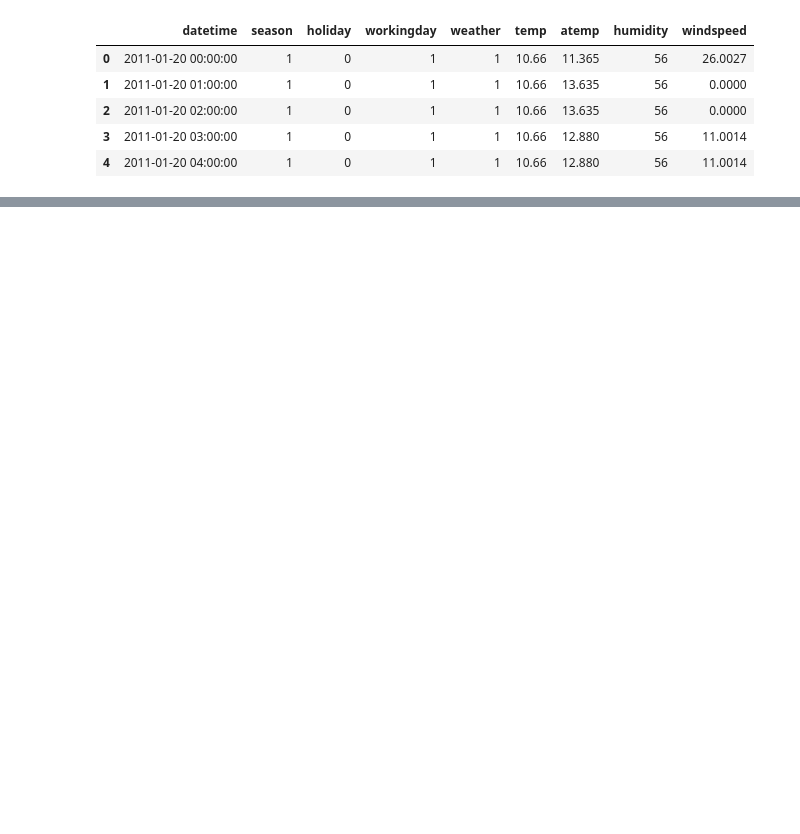
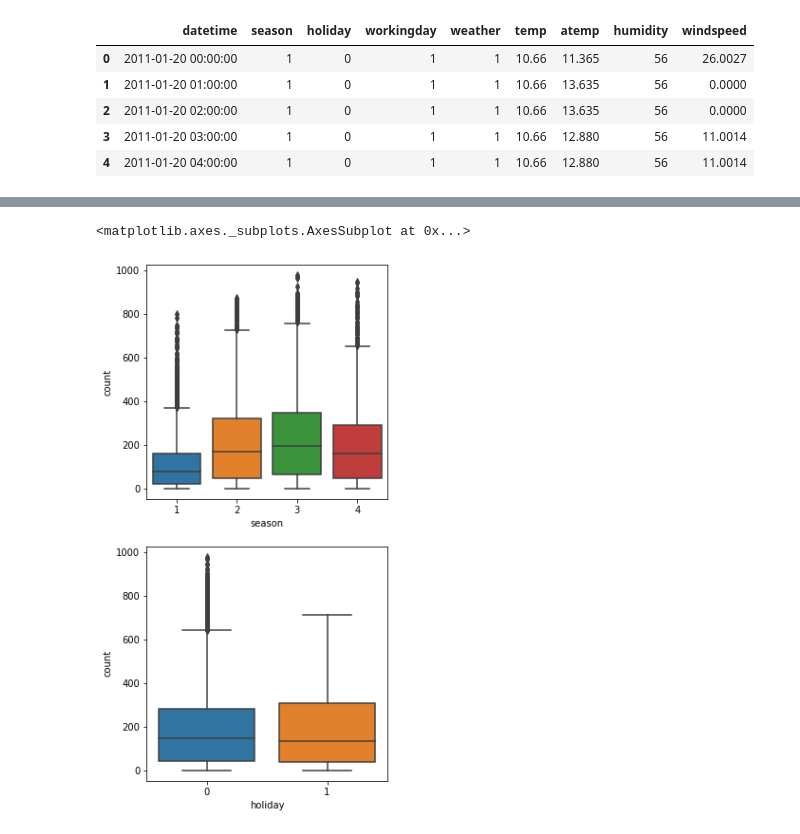
Before and after one commit to samileyang/bikesharing, a Jupyter notebook: bikesharing for ML.ipynb, the cells around one changed output, grey strips where cells are left out. Drawn from its saved outputs; the diff is of its cells as text; code cells hidden in the pictures; blank space fills up the shorter version.

```diff
--- a/bikesharing for ML.ipynb
+++ b/bikesharing for ML.ipynb
@@ -28,4 +28,10 @@ import matplotlib.pyplot as plt
 import seaborn as sns
 from matplotlib.gridspec import GridSpec
 %matplotlib inline
+# %%
+train_date = pd.DatetimeIndex(train['datetime'])
+train['year'] = train_date.year
+train['month'] = train_date.month
+train['hour'] = train_date.hour
+train['dayofweek'] = train_date.dayofweek
 # %%
@@ -46,0 +46,10 @@ dtype: object
+# %%
+fig = plt.figure(figsize=(10, 10))
+gs1 = GridSpec(4, 4, fig, wspace=0.5, hspace=0.5)
+plt.subplot(gs1[:2, 1:3])
+sns.boxplot(x='season', y='count', data=train)
+plt.subplot(gs1[2:, 1:3])
+sns.boxplot(x='holiday', y='count', data=train)
+# %% [output]
+<matplotlib.axes._subplots.AxesSubplot at 0x...>
+[figure, added]
```
Also changed, not shown: parts of 4 cells of this notebook.
